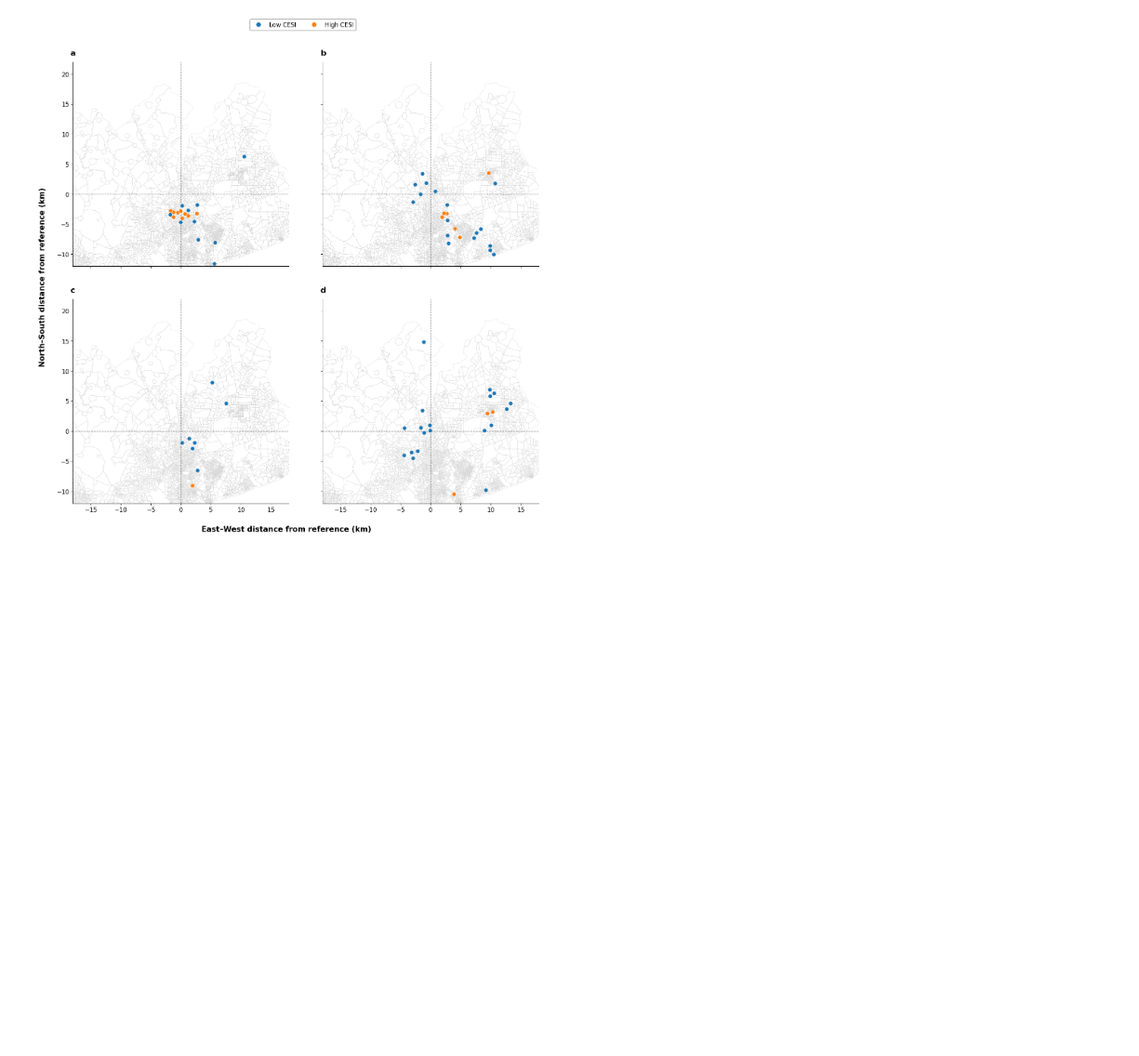
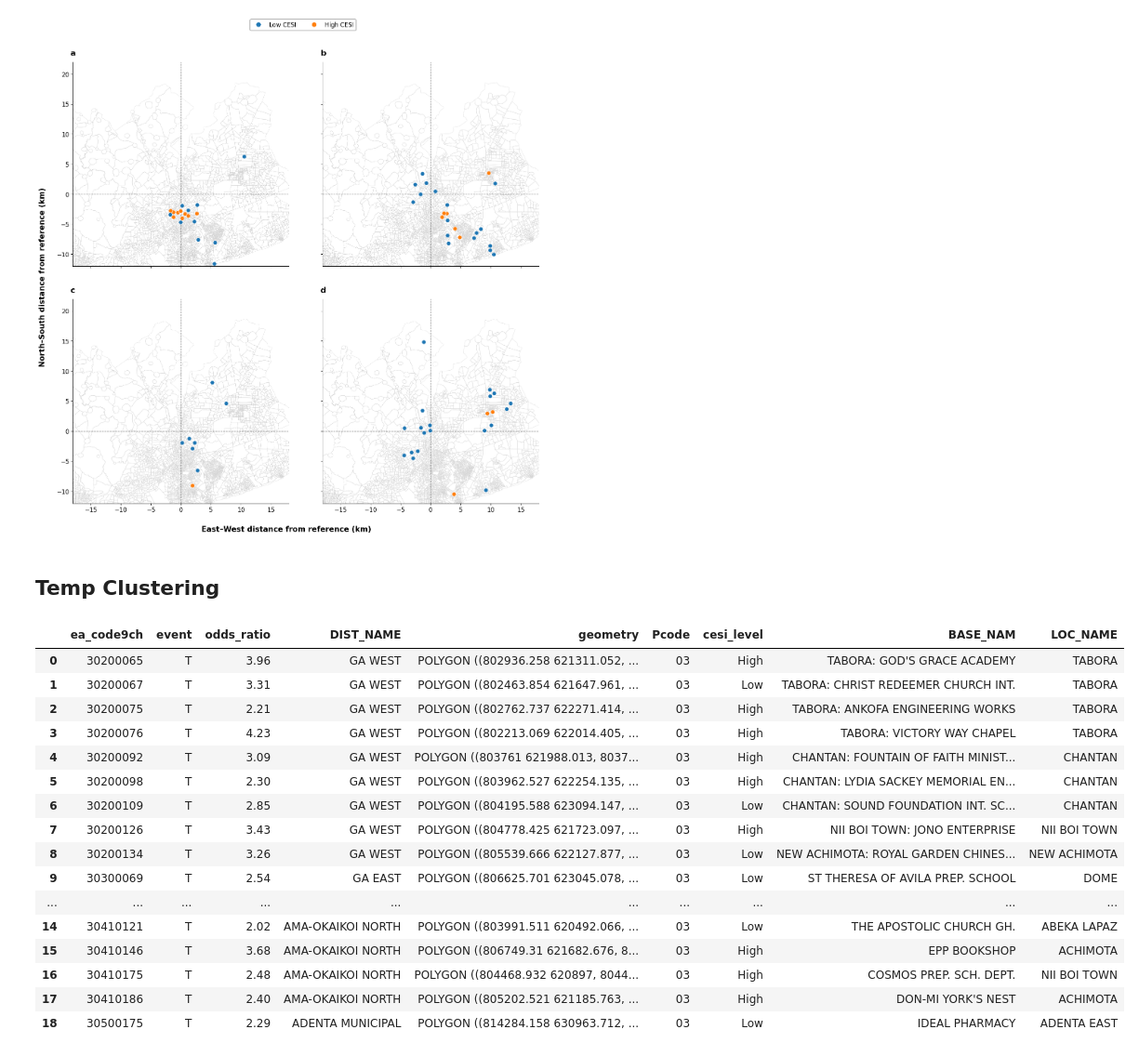
Before and after one commit to KaytheDee/pqr_extreme_weather_analysis, a Jupyter notebook: notebooks/_Logit_spatial_analysis_outage_per_EA_rev2.ipynb, the cells around one changed output. Shown at 93% size. Saved outputs shown, nothing was run; the diff lists cells and outputs as text; code cells hidden in the pictures; blank space fills up the shorter version.

```diff
--- a/notebooks/_Logit_spatial_analysis_outage_per_EA_rev2.ipynb
+++ b/notebooks/_Logit_spatial_analysis_outage_per_EA_rev2.ipynb
@@ -3897,3 +4225,5 @@ fig, axes, event_centroids = (
 )
 # %% [output]
 [figure]
+# %% [markdown]
+## Temp Clustering
@@ -3899,0 +4240,20 @@ fig, axes, event_centroids = (
+# %%
+extreme_temp_gdf
+# %% [output]
+|  | ea_code9ch | event | odds_ratio | DIST_NAME | geometry | Pcode | cesi_level | BASE_NAM | LOC_NAME |
+| 0 | 30200065 | T | 3.96 | GA WEST | POLYGON ((802936.258 621311.052, ... | 03 | High | TABORA: GOD'S GRACE ACADEMY | TABORA |
+| 1 | 30200067 | T | 3.31 | GA WEST | POLYGON ((802463.854 621647.961, ... | 03 | Low | TABORA: CHRIST REDEEMER CHURCH INT. | TABORA |
+| 2 | 30200075 | T | 2.21 | GA WEST | POLYGON ((802762.737 622271.414, ... | 03 | High | TABORA: ANKOFA ENGINEERING WORKS | TABORA |
+| 3 | 30200076 | T | 4.23 | GA WEST | POLYGON ((802213.069 622014.405, ... | 03 | High | TABORA: VICTORY WAY CHAPEL | TABORA |
+| 4 | 30200092 | T | 3.09 | GA WEST | POLYGON ((803761 621988.013, 8037... | 03 | High | CHANTAN: FOUNTAIN OF FAITH MINIST... | CHANTAN |
+| 5 | 30200098 | T | 2.30 | GA WEST | POLYGON ((803962.527 622254.135, ... | 03 | High | CHANTAN: LYDIA SACKEY MEMORIAL EN... | CHANTAN |
+| 6 | 30200109 | T | 2.85 | GA WEST | POLYGON ((804195.588 623094.147, ... | 03 | Low | CHANTAN: SOUND FOUNDATION INT. SC... | CHANTAN |
+| 7 | 30200126 | T | 3.43 | GA WEST | POLYGON ((804778.425 621723.097, ... | 03 | High | NII BOI TOWN: JONO ENTERPRISE | NII BOI TOWN |
+| 8 | 30200134 | T | 3.26 | GA WEST | POLYGON ((805539.666 622127.877, ... | 03 | Low | NEW ACHIMOTA: ROYAL GARDEN CHINES... | NEW ACHIMOTA |
+| 9 | 30300069 | T | 2.54 | GA EAST | POLYGON ((806625.701 623045.078, ... | 03 | Low | ST THERESA OF AVILA PREP. SCHOOL | DOME |
+| ... | ... | ... | ... | ... | ... | ... | ... | ... | ... |
+| 14 | 30410121 | T | 2.02 | AMA-OKAIKOI NORTH | POLYGON ((803991.511 620492.066, ... | 03 | Low | THE APOSTOLIC CHURCH GH. | ABEKA LAPAZ |
+| 15 | 30410146 | T | 3.68 | AMA-OKAIKOI NORTH | POLYGON ((806749.31 621682.676, 8... | 03 | High | EPP BOOKSHOP | ACHIMOTA |
+| 16 | 30410175 | T | 2.48 | AMA-OKAIKOI NORTH | POLYGON ((804468.932 620897, 8044... | 03 | High | COSMOS PREP. SCH. DEPT. | NII BOI TOWN |
+| 17 | 30410186 | T | 2.40 | AMA-OKAIKOI NORTH | POLYGON ((805202.521 621185.763, ... | 03 | High | DON-MI YORK'S NEST | ACHIMOTA |
+| 18 | 30500175 | T | 2.29 | ADENTA MUNICIPAL | POLYGON ((814284.158 630963.712, ... | 03 | Low | IDEAL PHARMACY | ADENTA EAST |
```
Also changed, not shown: parts of 16 cells of this notebook.
